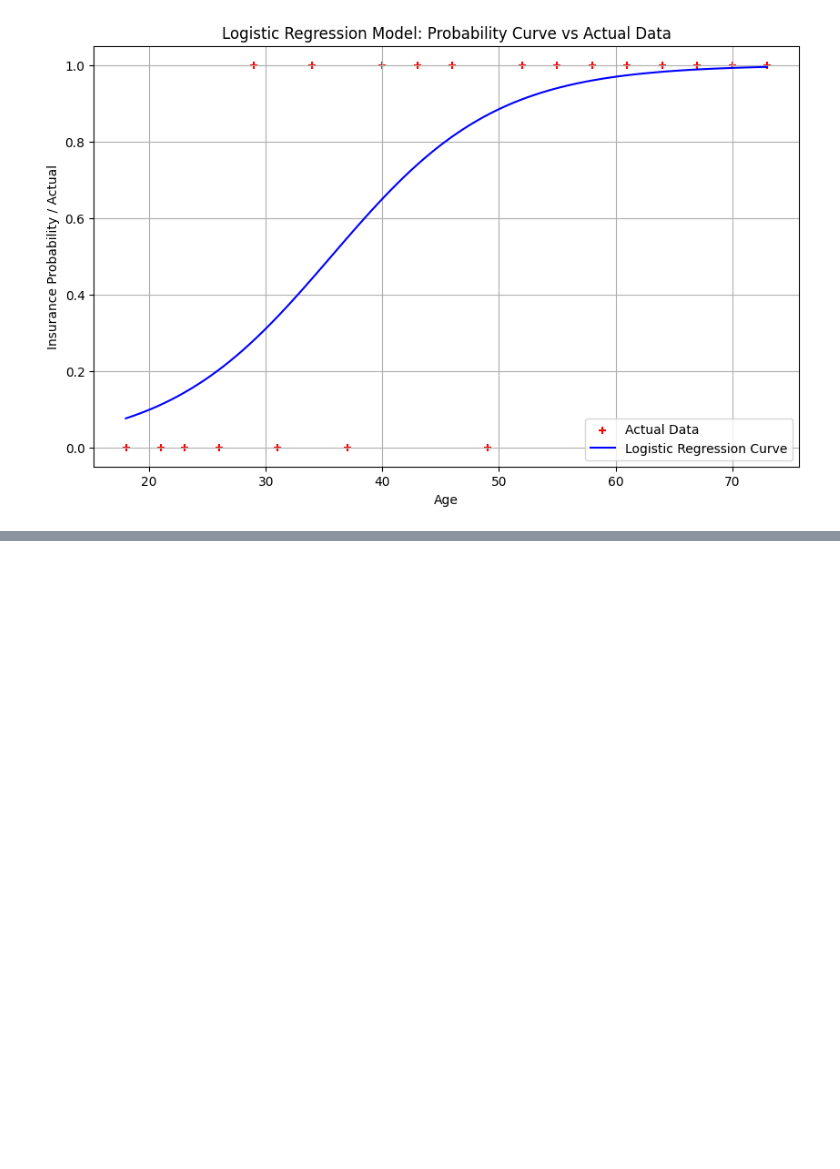
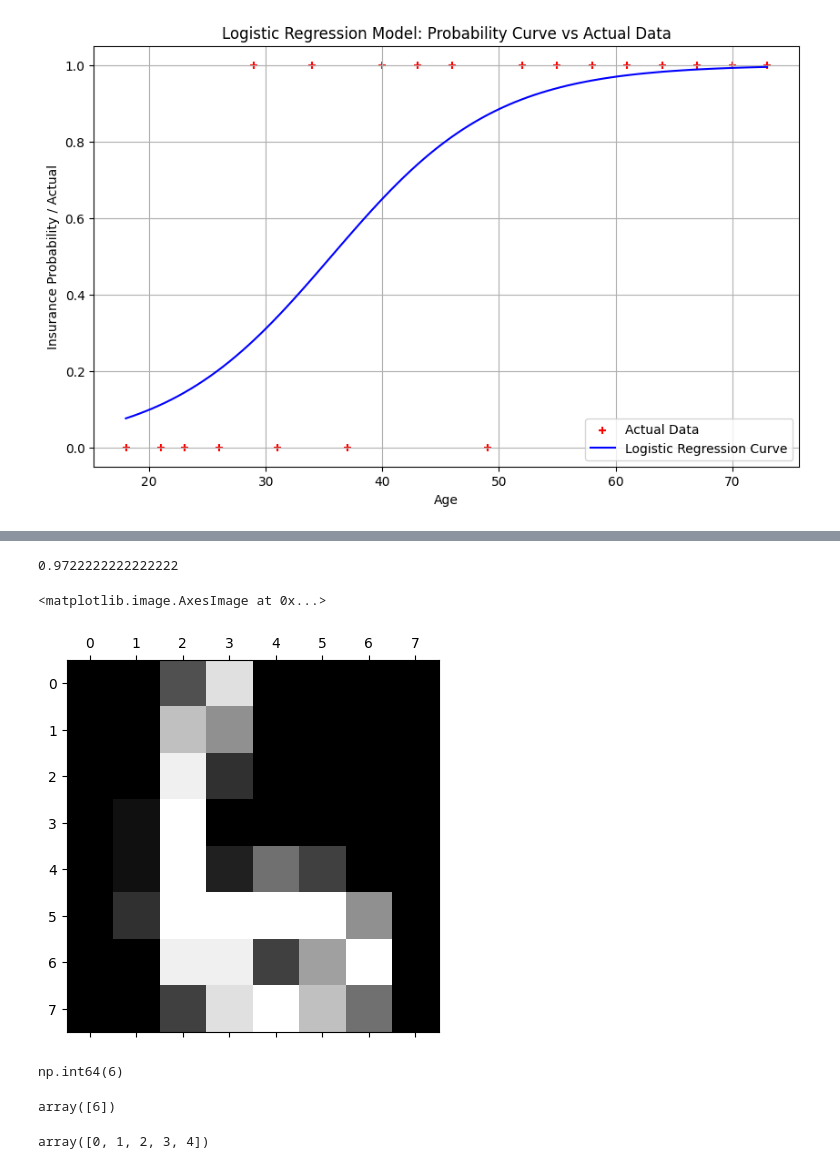
Before and after one commit to Siddharth5723/Daily_learning, a Jupyter notebook: Logistic_Regression.ipynb, the cells around one changed output, grey strips where cells are left out. Saved outputs shown, nothing was run; the diff lists cells and outputs as text; code cells hidden in the pictures; blank space fills up the shorter version.

```diff
--- a/Logistic_Regression.ipynb
+++ b/Logistic_Regression.ipynb
@@ -77,0 +137,21 @@ plt.show()
+# %%
+model.score(x_test,y_test)
+# %% [output]
+0.9722222222222222
+# %%
+plt.matshow(digits.images[67])
+# %% [output]
+<matplotlib.image.AxesImage at 0x...>
+[figure, added]
+# %%
+digits.target[67]
+# %% [output]
+np.int64(6)
+# %%
+model.predict(digits.data[[67]])
+# %% [output]
+array([6])
+# %%
+model.predict(digits.data[0:5])
+# %% [output]
+array([0, 1, 2, 3, 4])
```
Also changed, not shown: parts of 14 cells of this notebook.
